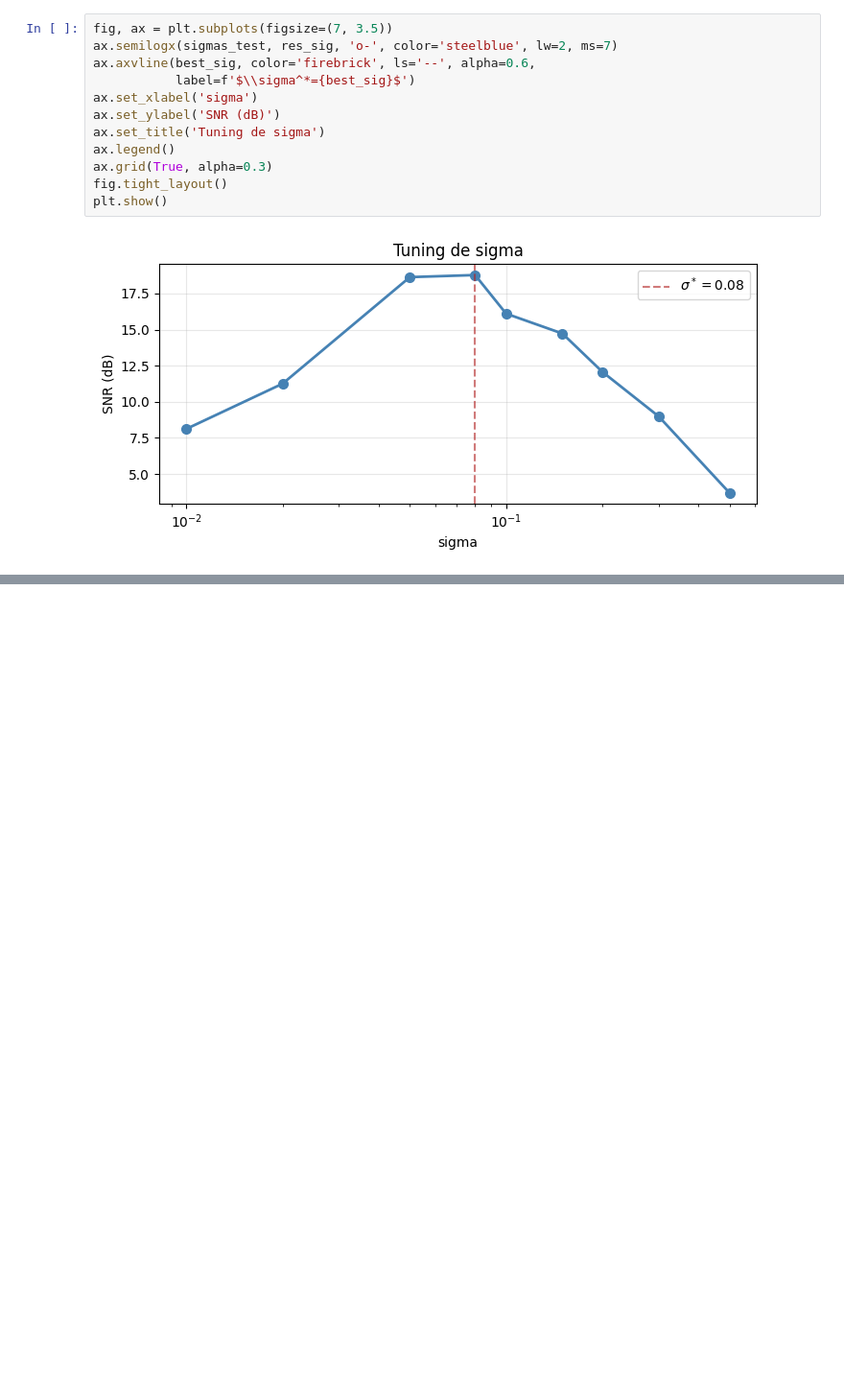
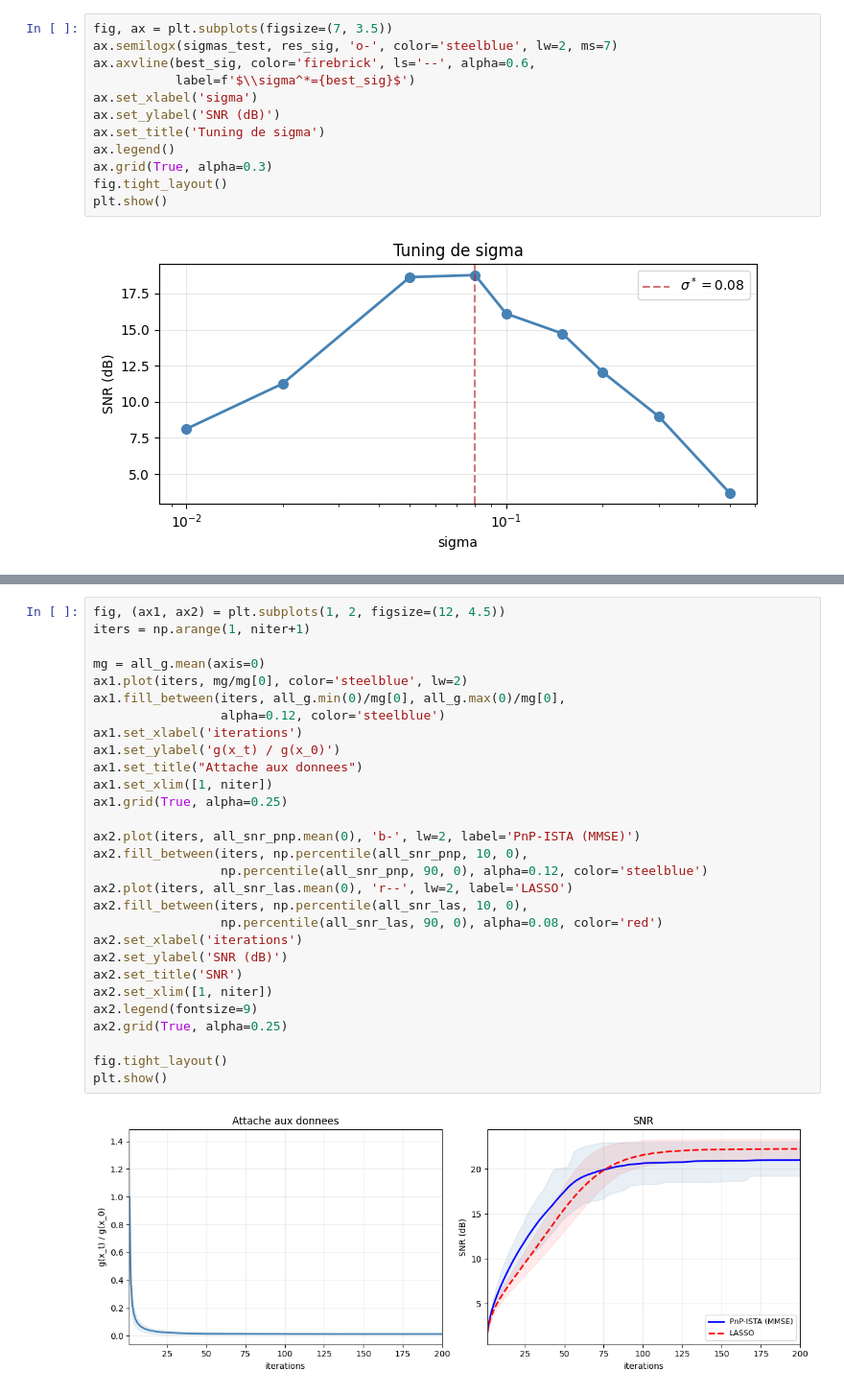
Before and after one commit to kwija/pnp-mmse-provable-convergence, a Jupyter notebook: pnp_ista_mmse_convergence.ipynb, the cells around one changed output, grey strips where cells are left out. Shown at 96% size. Drawn from its saved outputs; the diff is of its cells as text; blank space fills up the shorter version.

```diff
--- a/pnp_ista_mmse_convergence.ipynb
+++ b/pnp_ista_mmse_convergence.ipynb
@@ -185,0 +249,31 @@ plt.show()
+# %%
+fig, (ax1, ax2) = plt.subplots(1, 2, figsize=(12, 4.5))
+iters = np.arange(1, niter+1)
+
+mg = all_g.mean(axis=0)
+ax1.plot(iters, mg/mg[0], color='steelblue', lw=2)
+ax1.fill_between(iters, all_g.min(0)/mg[0], all_g.max(0)/mg[0],
+                 alpha=0.12, color='steelblue')
+ax1.set_xlabel('iterations')
+ax1.set_ylabel('g(x_t) / g(x_0)')
+ax1.set_title("Attache aux donnees")
+ax1.set_xlim([1, niter])
+ax1.grid(True, alpha=0.25)
+
+ax2.plot(iters, all_snr_pnp.mean(0), 'b-', lw=2, label='PnP-ISTA (MMSE)')
+ax2.fill_between(iters, np.percentile(all_snr_pnp, 10, 0),
+                 np.percentile(all_snr_pnp, 90, 0), alpha=0.12, color='steelblue')
+ax2.plot(iters, all_snr_las.mean(0), 'r--', lw=2, label='LASSO')
+ax2.fill_between(iters, np.percentile(all_snr_las, 10, 0),
+                 np.percentile(all_snr_las, 90, 0), alpha=0.08, color='red')
+ax2.set_xlabel('iterations')
+ax2.set_ylabel('SNR (dB)')
+ax2.set_title('SNR')
+ax2.set_xlim([1, niter])
+ax2.legend(fontsize=9)
+ax2.grid(True, alpha=0.25)
+
+fig.tight_layout()
+plt.show()
+# %% [output]
+[figure, added]
```
Also changed, not shown: parts of 8 cells of this notebook.
